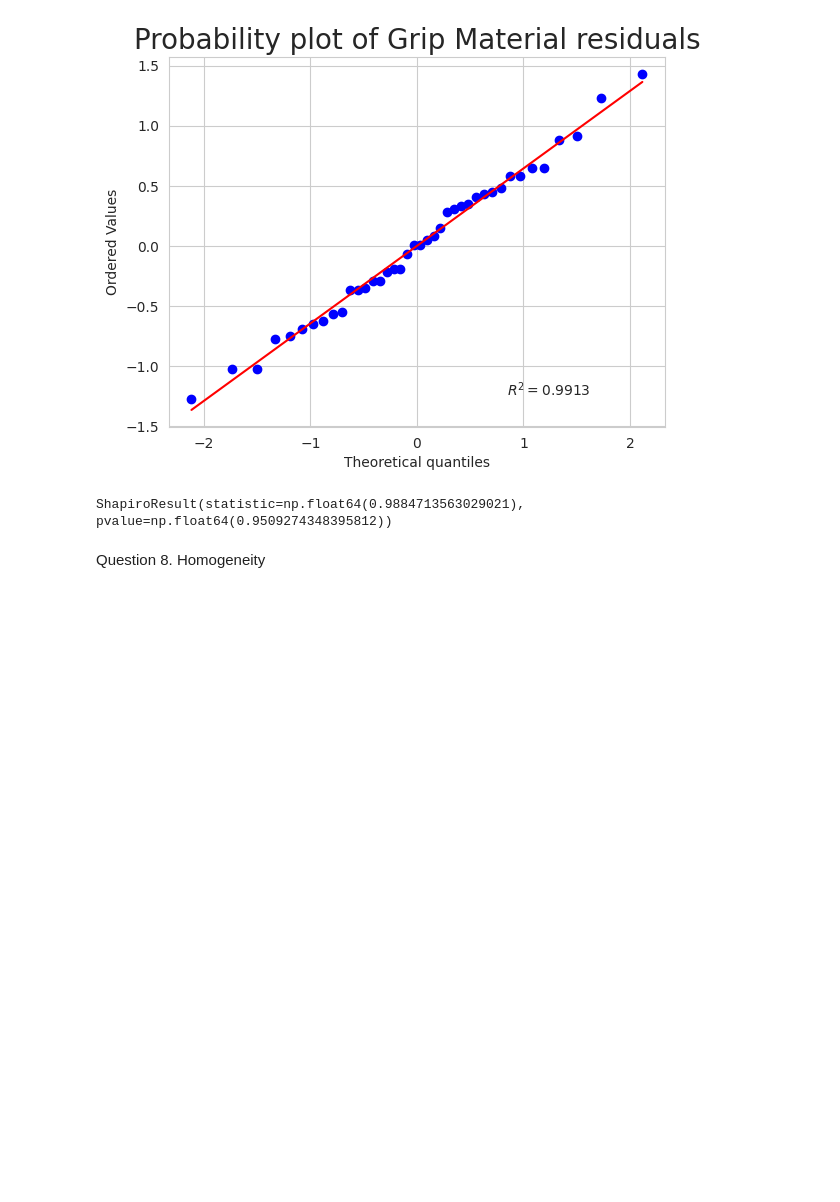
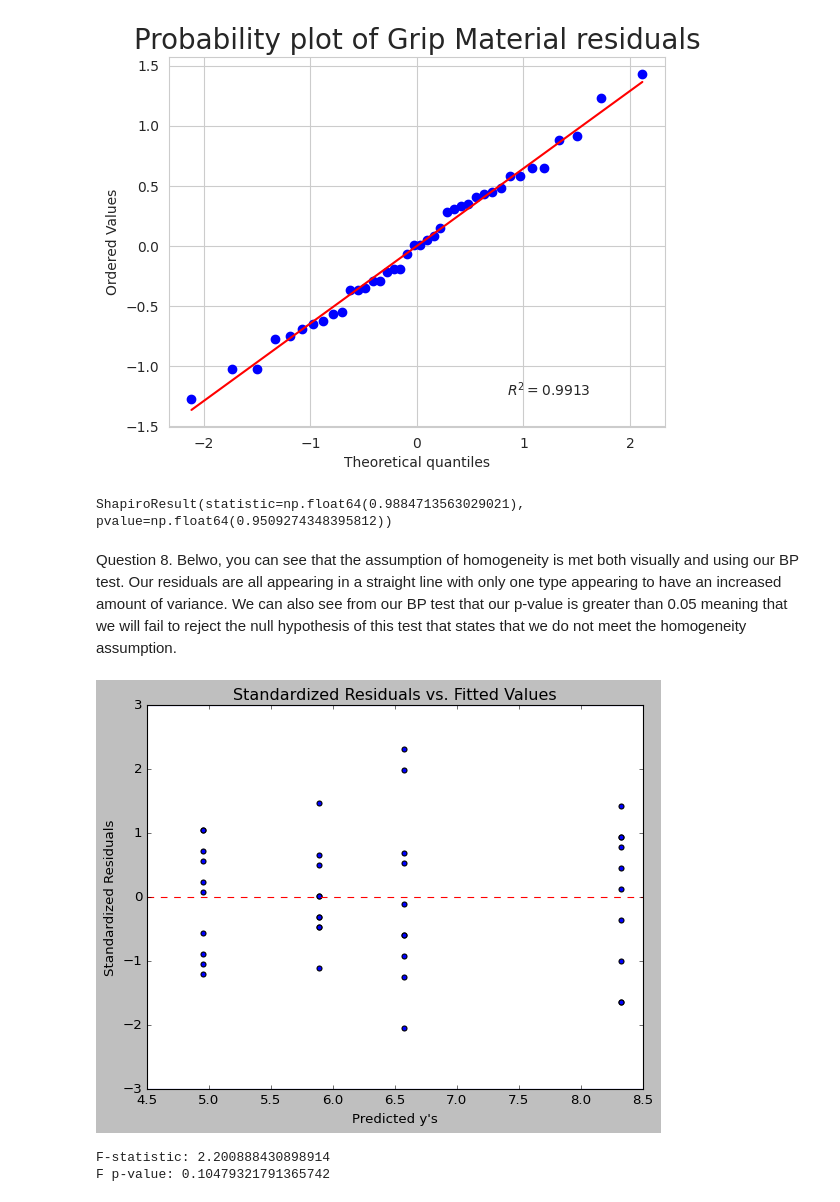
Before and after one commit to a-gidding/STAT-7220-Applied-Experimental-Design, a Jupyter notebook: Assignments/Midterm-Exam/Midterm-Exam.ipynb, the cells around one changed output. Drawn from its saved outputs; the diff is of its cells as text; code cells hidden in the pictures; blank space fills up the shorter version.

```diff
--- a/Assignments/Midterm-Exam/Midterm-Exam.ipynb
+++ b/Assignments/Midterm-Exam/Midterm-Exam.ipynb
@@ -211,4 +211,43 @@ Residual  36.0  15.35100   0.426417        NaN           NaN
 [figure]
 ShapiroResult(statistic=np.float64(0.9884713563029021), pvalue=np.float64(0.9509274348395812))
 # %% [markdown]
-Question 8. Homogeneity
+Question 8. Belwo, you can see that the assumption of homogeneity is met both visually and using our BP test. Our residuals are all appearing in a straight line with only one type appearing to have an increased amount of variance. We can also see from our BP test that our p-value is greater than 0.05 meaning that we will fail to reject the null hypothesis of this test that states that we do not meet the homogeneity assumption.
+# %%
+#creating a standardized plot#
+
+stand_residuals = vgmod.get_influence().resid_studentized_internal
+
+#fitted values#
+
+fit_val = vgmod.fittedvalues
+
+#create plot#
+
+plt.figure(figsize=(8, 6))
+plt.scatter(fit_val, stand_residuals)
+plt.axhline(y=0, linestyle='dashed', color='red')
+plt.axhline(y=3, color='blue')
+plt.axhline(y=-3, color='blue')
+plt.xlabel("Predicted y's")
+plt.ylabel("Standardized Residuals")
+plt.title("Standardized Residuals vs. Fitted Values")
+plt.style.use('classic')
+plt.show()
+
+#run BP test by importing the function and then running the test#
+
+from statsmodels.stats.diagnostic import het_breuschpagan
+
+#Run BP test#
+
+vgbp_test = het_breuschpagan(vgmod.resid,vgmod.model.exog)
+f_statistic = vgbp_test[2]
+f_p_value = vgbp_test[3]
+
+
+print(f"F-statistic: {f_statistic}")
+print(f"F p-value: {f_p_value}")
+# %% [output]
+[figure, added]
+F-statistic: 2.200888430898914
+F p-value: 0.10479321791365742
```
Also changed, not shown: parts of 7 cells of this notebook.
